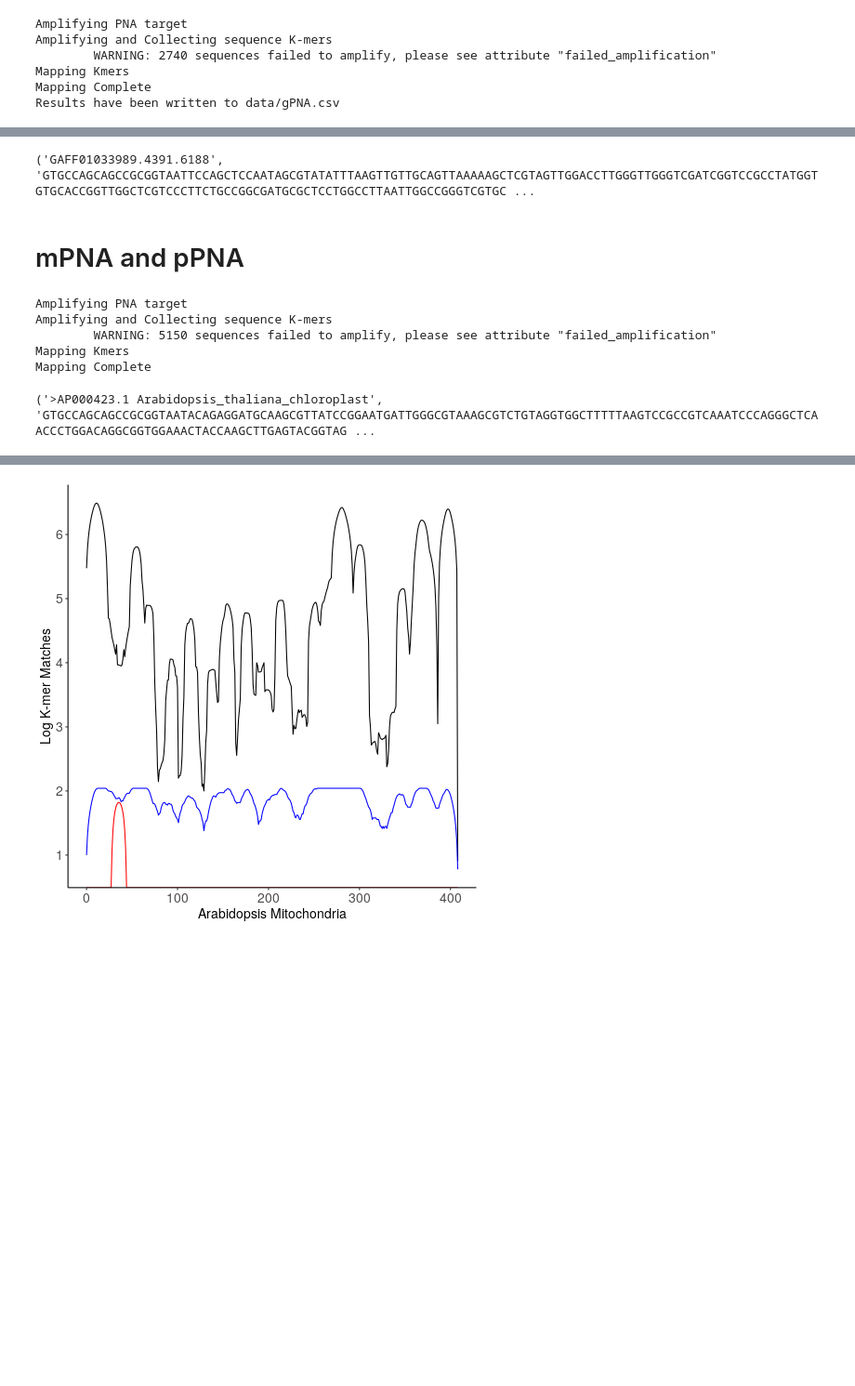
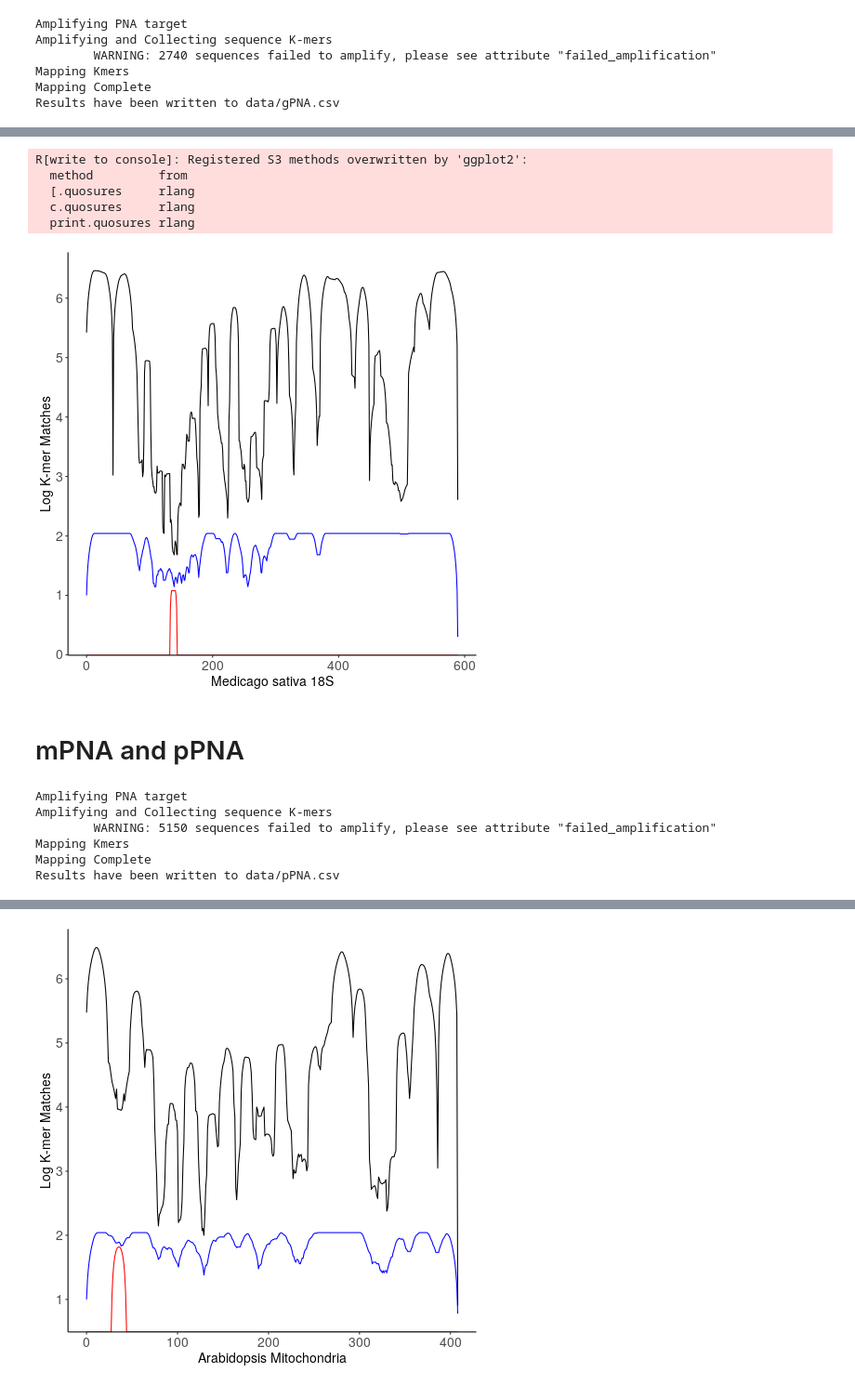
Before and after one commit to SEpapoulis/MAPT, a Jupyter notebook: Moccia_PNA/Moccia_PNA.ipynb, the cells around one changed output, grey strips where cells are left out. Shown at 93% size. Drawn from its saved outputs; the diff is of its cells as text; code cells hidden in the pictures; blank space fills up the shorter version.

```diff
--- a/Moccia_PNA/Moccia_PNA.ipynb
+++ b/Moccia_PNA/Moccia_PNA.ipynb
@@ -32,3 +32,7 @@ Amplifying and Collecting sequence K-mers
 Mapping Kmers
 Mapping Complete
 Results have been written to data/gPNA.csv
+# %%
+gPNA_target = "CGGCCGCTACGC"
+gPNA = pd.DataFrame(designer_gPNA.map_PNA(gPNA_target))
+gPNA
@@ -35,33 +54,31 @@ Results have been written to data/gPNA.csv
 # %%
-gPNA = pd.read_csv('data/gPNA.csv')
-Msativa_seq = designer_gPNA.target
-gPNA_target = "CGGCCGCTACGC"
-print(Msativa_seq)
-Msativa_seq = Msativa_seq[1]
-gPNA['pna_map'] = pna_designer.map_PNA(Msativa_seq,gPNA_target)
-
 %%R -i gPNA
 library('ggplot2')
 
 axis_text_size = 14
 
 plt<-ggplot(gPNA,aes(x=index,y=absolute.match))+
     geom_line()+
     geom_line(aes(y=unique.match),color='blue')+
-    geom_line(aes(y=pna_map),color = 'red')+
+    geom_line(aes(y=PNA.mapping),color = 'red')+
     scale_y_log10(
       breaks = scales::trans_breaks("log10", function(x) 10^x),
       labels = scales::trans_format("log10", scales::math_format(.x)))+
     theme_bw()+
     theme(panel.border = element_blank(), panel.grid.minor = element_blank(),panel.grid.major = element_blank(),
        axis.line = element_line(color="black"),
        axis.text = element_text(size=axis_text_size),
        axis.title=element_text(size=axis_text_size))+
     labs(y="Log K-mer Matches",x="Medicago sativa 18S")
 print(plt)
 ggsave('figures/gPNA.png',plot=plt,width=6,height=6,device='png',dpi=900)
 # %% [output]
-('GAFF01033989.4391.6188', 'GTGCCAGCAGCCGCGGTAATTCCAGCTCCAATAGCGTATATTTAAGTTGTTGCAGTTAAAAAGCTCGTAGTTGGACCTTGGGTTGGGTCGATCGGTCCGCCTATGGTGTGCACCGGTTGGCTCGTCCCTTCTGCCGGCGATGCGCTCCTGGCCTTAATTGGCCGGGTCGTGC ...
+R[write to console]: Registered S3 methods overwritten by 'ggplot2':
+  method         from
+  [.quosures     rlang
+  c.quosures     rlang
+  print.quosures rlang
+[figure, added]
 # %% [markdown]
 # mPNA and pPNA
 # %%
@@ -69,7 +86,7 @@ greengenes_fasta = "data/gg_97_otus_4feb2011.fasta"
 F515 = "GTGCCAGCMGCCGCGGTAA"
 R926="CCGYCAATTYMTTTRAGTTT"
 R806 = "GGACTACHVGGGTWTCTAAT"
-designer_pPNA = pna_designer.PNA_Designer(result_file='data/pPNA.csv',
+designer_pPNA = MAPT.PNA_Designer(result_file='data/pPNA.csv',
                                           target_fastafile="data/A_thaliana_chloroplast.fasta",
                                           sequence_file=greengenes_fasta,
                                           primer_F=F515,primer_R=R926,
@@ -80,13 +97,4 @@ Amplifying and Collecting sequence K-mers
         WARNING: 5150 sequences failed to amplify, please see attribute "failed_amplification"
 Mapping Kmers
 Mapping Complete
+Results have been written to data/pPNA.csv
-# %%
-pPNA = pd.read_csv('data/pPNA.csv')
-thaliana_chloroplast_seq = designer_pPNA.target
-pPNA_target = "GGCTCAACCCTGGACAG"
-print(thaliana_chloroplast_seq)
-thaliana_chloroplast_seq = thaliana_chloroplast_seq[1]
-pPNA['pna_map'] = pna_designer.map_PNA(thaliana_chloroplast_seq,pPNA_target)
-pPNA.to_csv('data/pPNA.csv',index=False)
-# %% [output]
-('>AP000423.1 Arabidopsis_thaliana_chloroplast', 'GTGCCAGCAGCCGCGGTAATACAGAGGATGCAAGCGTTATCCGGAATGATTGGGCGTAAAGCGTCTGTAGGTGGCTTTTTAAGTCCGCCGTCAAATCCCAGGGCTCAACCCTGGACAGGCGGTGGAAACTACCAAGCTTGAGTACGGTAG ...
```
Also changed, not shown: parts of 16 cells of this notebook, 3 other files.
